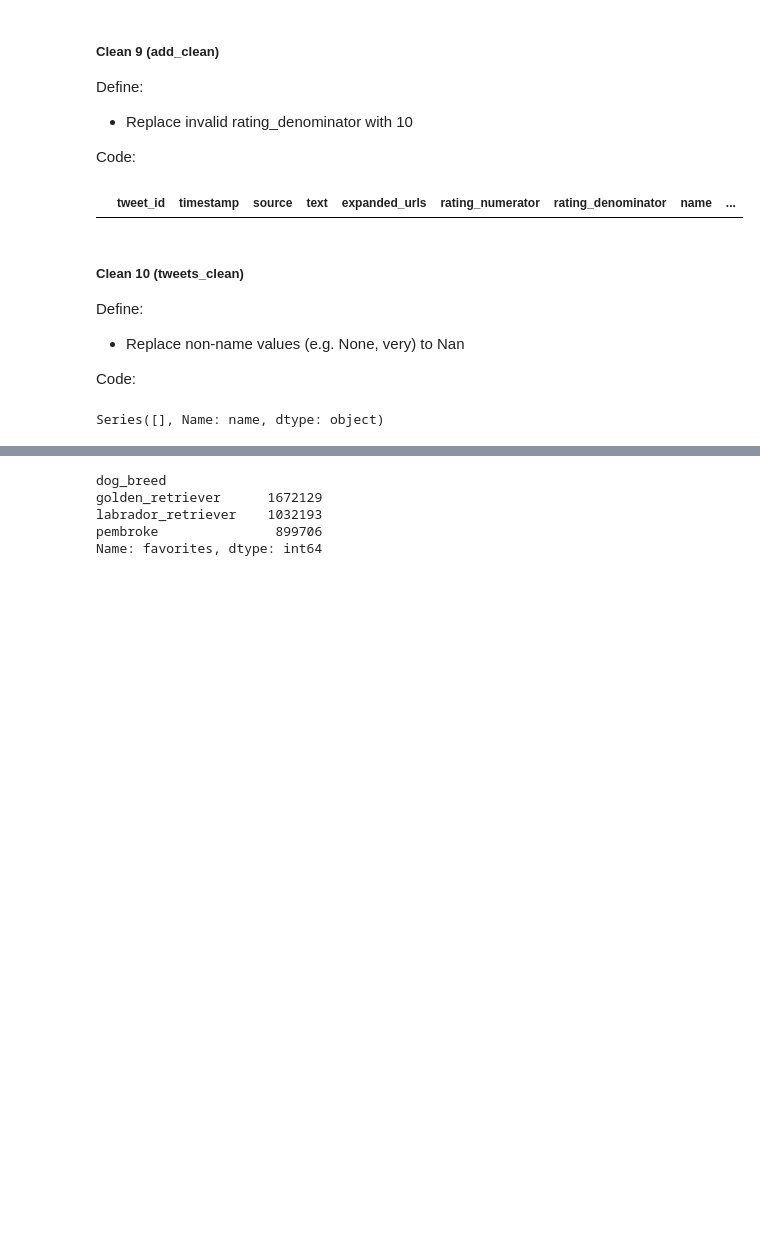
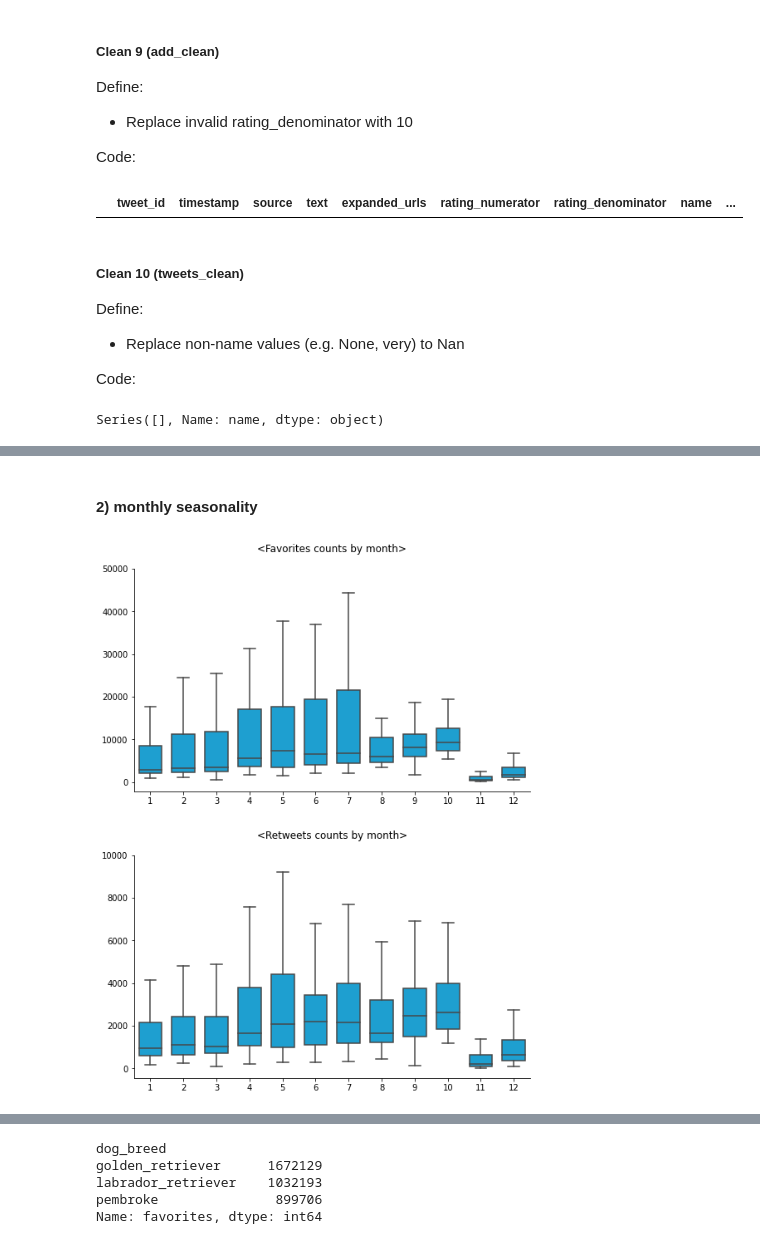
Before and after one commit to SEJUNGJENN-C/WeRateDogs_Twitter_Analysis, a Jupyter notebook: weratedogs-twitter.ipynb, the cells around one changed output, grey strips where cells are left out. Saved outputs shown, nothing was run; the diff lists cells and outputs as text; code cells hidden in the pictures; blank space fills up the shorter version.

```diff
--- a/weratedogs-twitter.ipynb
+++ b/weratedogs-twitter.ipynb
@@ -539,0 +621,2 @@ We will look into any possible trend in the weratedogs tweets.
+# %% [markdown]
+#### 2) monthly seasonality
@@ -539,0 +626,24 @@ We will look into any possible trend in the weratedogs tweets.
+# %%
+fig, axes = plt.subplots(2,1, figsize=(8,10), sharex=False, sharey=False)
+
+for data_col, ax in zip(['favorites', 'retweets'], axes):
+    if data_col == 'favorites':
+        sns.boxplot(data=time_series, x='month', y=data_col, ax=ax, width=0.7, notch=False, color='#00acee',
+                    showfliers = False) # remove outlier dots
+        ax.set_ylabel(None)
+        ax.set_xlabel(None)
+        ax.set_title("<" + data_col.capitalize() + " counts by month>", pad=20, fontsize=12)
+        ax.set_ylim(top=50000)
+        sns.despine()
+        fig.tight_layout(pad=3.0)
+    else:
+        sns.boxplot(data=time_series, x='month', y=data_col, ax=ax, width=0.7, notch=False, color='#00acee',
+                    showfliers = False) # remove outlier dots
+        ax.set_ylabel(None)
+        ax.set_xlabel(None)
+        ax.set_title("<" + data_col.capitalize() + " counts by month>", pad=20, fontsize=12)
+        ax.set_ylim(top=10000)
+        sns.despine()
+        fig.tight_layout(pad=3.0)
+# %% [output]
+[figure, added]
```
Also changed, not shown: parts of 69 cells of this notebook.
